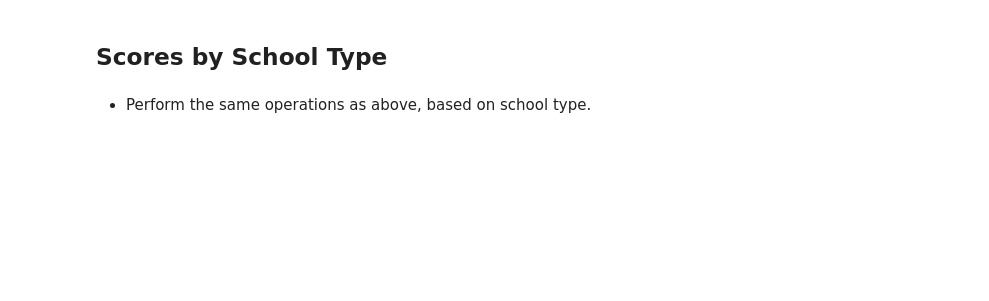
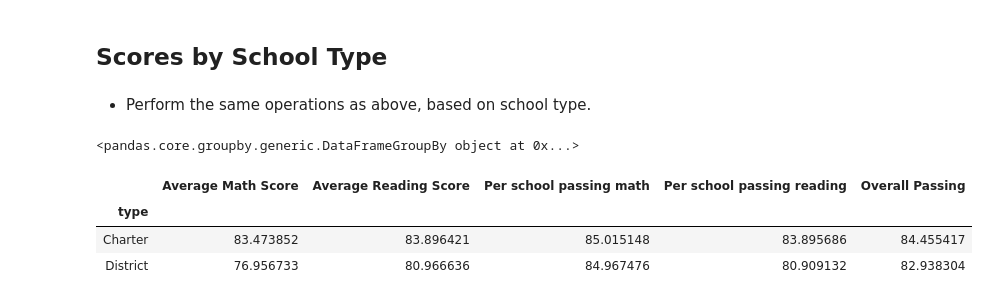
Before and after one commit to RaveElevator/Pandas_Challenge, a Jupyter notebook: PyCitySchools_starter.ipynb, the cells around one changed output. Cells and saved outputs as stored; diff of their text form; code cells hidden in the pictures; blank space fills up the shorter version.

```diff
--- a/PyCitySchools_starter.ipynb
+++ b/PyCitySchools_starter.ipynb
@@ -310,3 +364,15 @@ group_names = ["Small (<1000)", "Medium (1000-2000)", "Large (2000-5000)"]
 ## Scores by School Type
 # %% [markdown]
 * Perform the same operations as above, based on school type.
+# %%
+binned_group = top_performing_schools.groupby("type")
+binned_group
+# %% [output]
+<pandas.core.groupby.generic.DataFrameGroupBy object at 0x...>
+# %%
+binned_group[["Average Math Score", "Average Reading Score","Per school passing math","Per school passing reading","Overall Passing"]].mean()
+# %% [output]
+|  | Average Math Score | Average Reading Score | Per school passing math | Per school passing reading | Overall Passing |
+| type |  |  |  |  |  |
+| Charter | 83.473852 | 83.896421 | 85.015148 | 83.895686 | 84.455417 |
+| District | 76.956733 | 80.966636 | 84.967476 | 80.909132 | 82.938304 |
```
Also changed, not shown: parts of 10 cells of this notebook.
